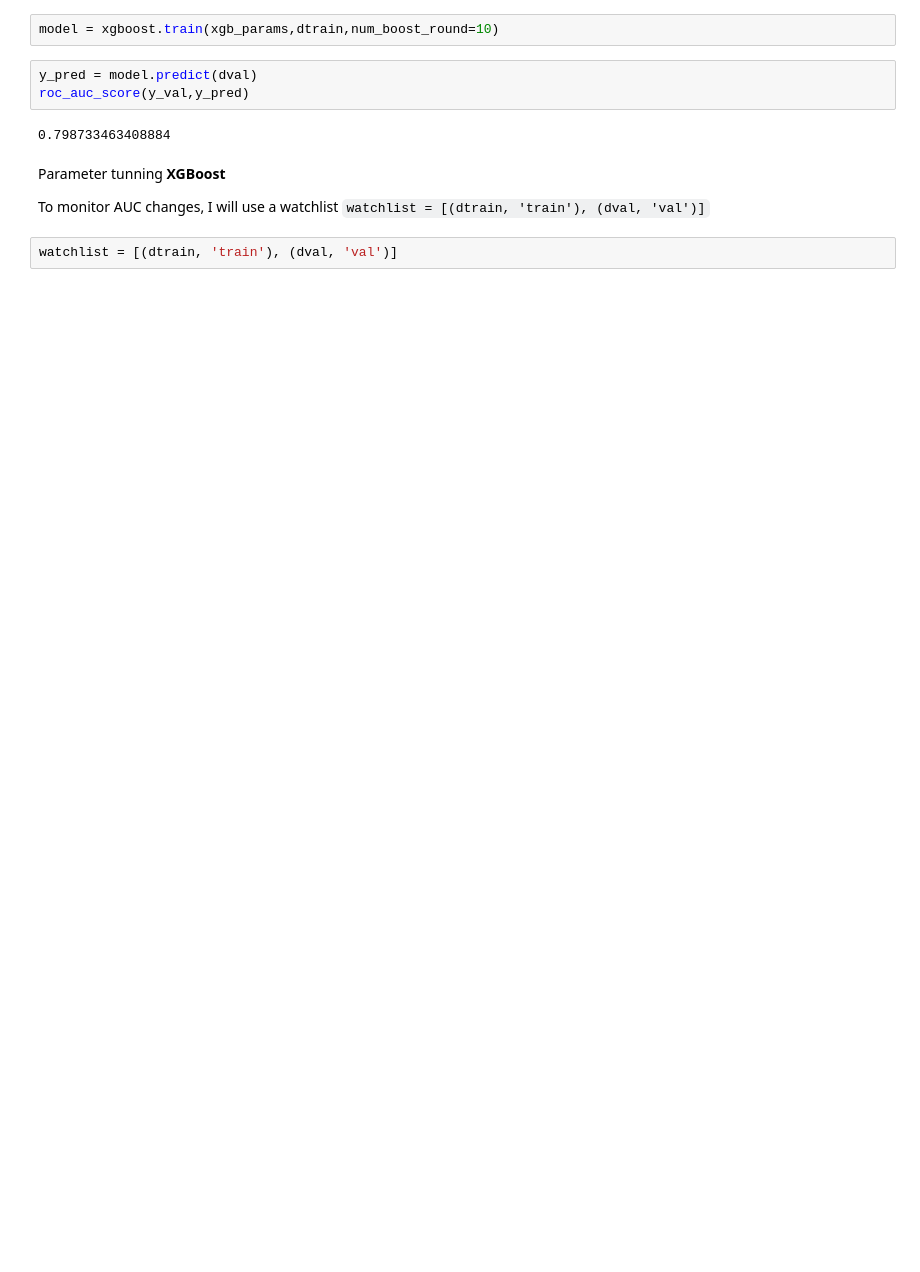
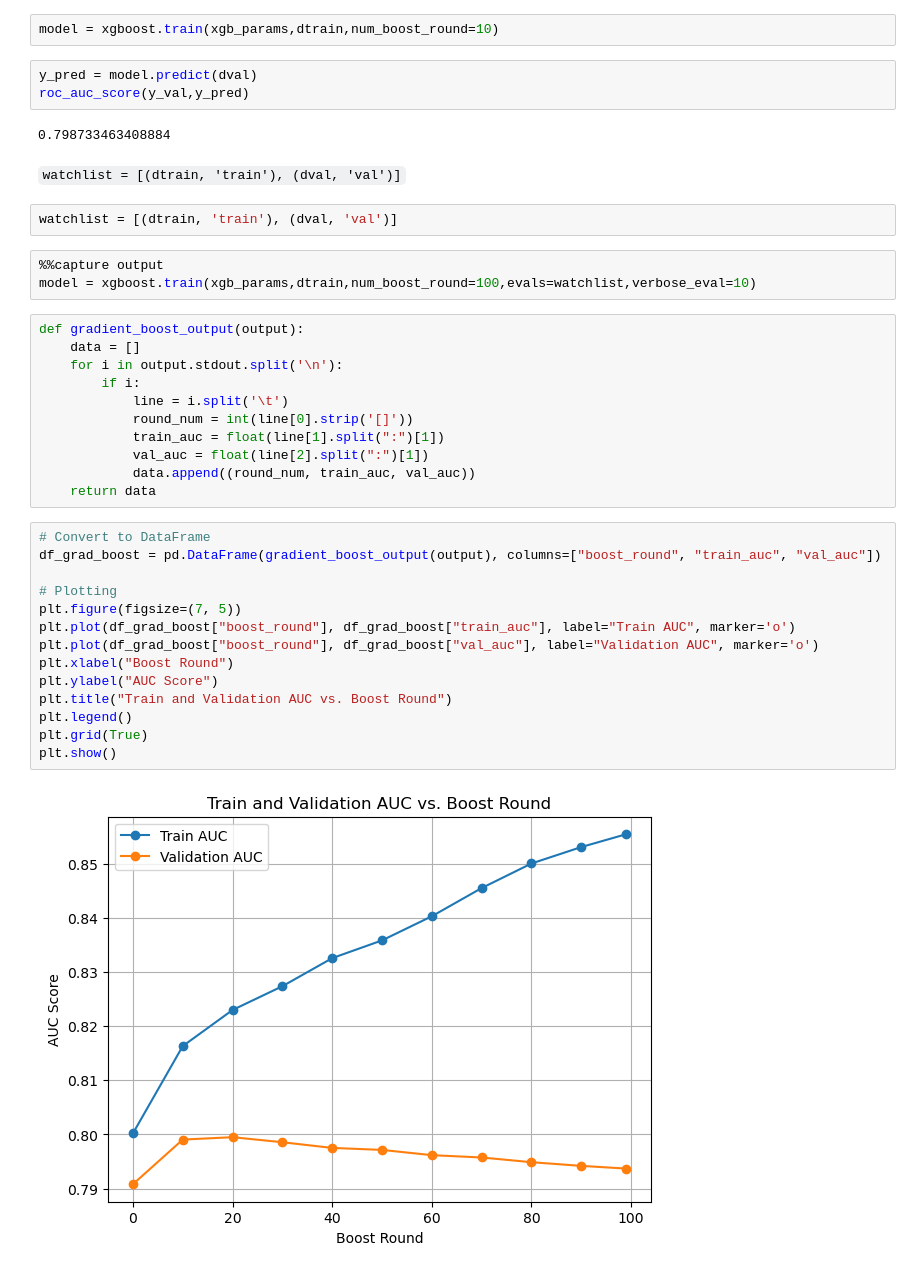
Before and after one commit to okellodaniel/cardio_vasicular_disease_detector, a Jupyter notebook: notebooks/notebook.ipynb, the cells around one changed output. Cells and saved outputs as stored; diff of their text form; blank space fills up the shorter version.

Commit message:
done with XGBoost

```diff
--- a/notebooks/notebook.ipynb
+++ b/notebooks/notebook.ipynb
@@ -594,8 +628,36 @@ roc_auc_score(y_val,y_pred)
 # %% [output]
 0.798733463408884
 # %% [markdown]
-Parameter tunning **XGBoost**
-
-To monitor AUC changes, I will use a watchlist `watchlist = [(dtrain, 'train'), (dval, 'val')]`
+`watchlist = [(dtrain, 'train'), (dval, 'val')]`
 # %%
 watchlist = [(dtrain, 'train'), (dval, 'val')]
+# %%
+%%capture output
+model = xgboost.train(xgb_params,dtrain,num_boost_round=100,evals=watchlist,verbose_eval=10)
+# %%
+def gradient_boost_output(output):
+    data = []
+    for i in output.stdout.split('\n'):
+        if i:
+            line = i.split('\t')
+            round_num = int(line[0].strip('[]'))
+            train_auc = float(line[1].split(":")[1])
+            val_auc = float(line[2].split(":")[1])
+            data.append((round_num, train_auc, val_auc))
+    return data
+# %%
+# Convert to DataFrame
+df_grad_boost = pd.DataFrame(gradient_boost_output(output), columns=["boost_round", "train_auc", "val_auc"])
+
+# Plotting
+plt.figure(figsize=(7, 5))
+plt.plot(df_grad_boost["boost_round"], df_grad_boost["train_auc"], label="Train AUC", marker='o')
+plt.plot(df_grad_boost["boost_round"], df_grad_boost["val_auc"], label="Validation AUC", marker='o')
+plt.xlabel("Boost Round")
+plt.ylabel("AUC Score")
+plt.title("Train and Validation AUC vs. Boost Round")
+plt.legend()
+plt.grid(True)
+plt.show()
+# %% [output]
+[figure, added]
```
Also changed, not shown: parts of 34 cells of this notebook, 1 other file.
